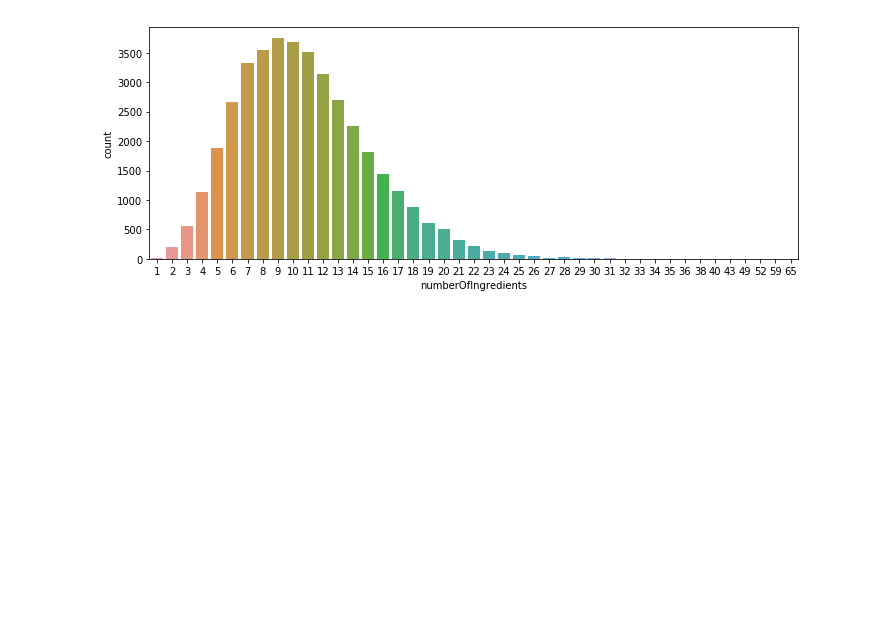
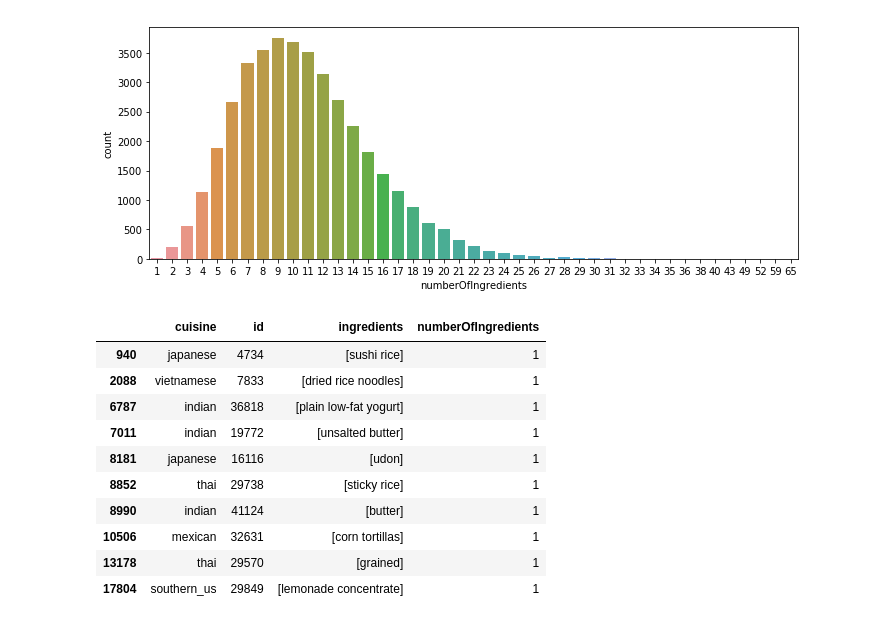
Before and after one commit to krogul222/Cooking_recipe_to_cuisine, a Jupyter notebook: Cooking_recipes.ipynb, the cells around one changed output. Cells and saved outputs as stored; diff of their text form; code cells hidden in the pictures; blank space fills up the shorter version.

```diff
--- a/Cooking_recipes.ipynb
+++ b/Cooking_recipes.ipynb
@@ -159,3 +159,17 @@ plt.tight_layout()
 plt.show()
 # %% [output]
 [figure]
+# %%
+train[train['numberOfIngredients'] == 1].head(10)
+# %% [output]
+|  | cuisine | id | ingredients | numberOfIngredients |
+| 940 | japanese | 4734 | [sushi rice] | 1 |
+| 2088 | vietnamese | 7833 | [dried rice noodles] | 1 |
+| 6787 | indian | 36818 | [plain low-fat yogurt] | 1 |
+| 7011 | indian | 19772 | [unsalted butter] | 1 |
+| 8181 | japanese | 16116 | [udon] | 1 |
+| 8852 | thai | 29738 | [sticky rice] | 1 |
+| 8990 | indian | 41124 | [butter] | 1 |
+| 10506 | mexican | 32631 | [corn tortillas] | 1 |
+| 13178 | thai | 29570 | [grained] | 1 |
+| 17804 | southern_us | 29849 | [lemonade concentrate] | 1 |
```
Also changed, not shown: parts of 1 cell of this notebook.
